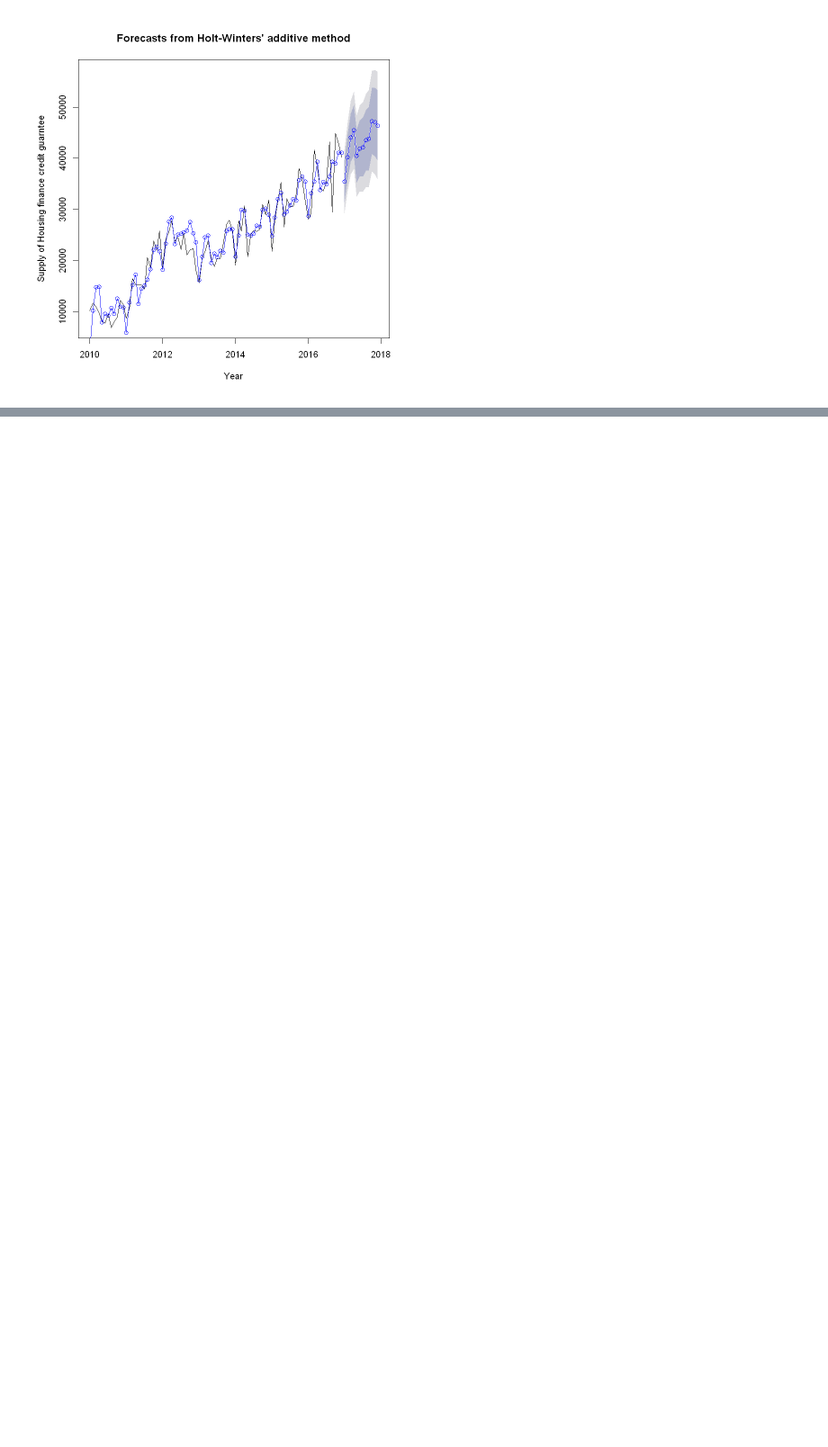
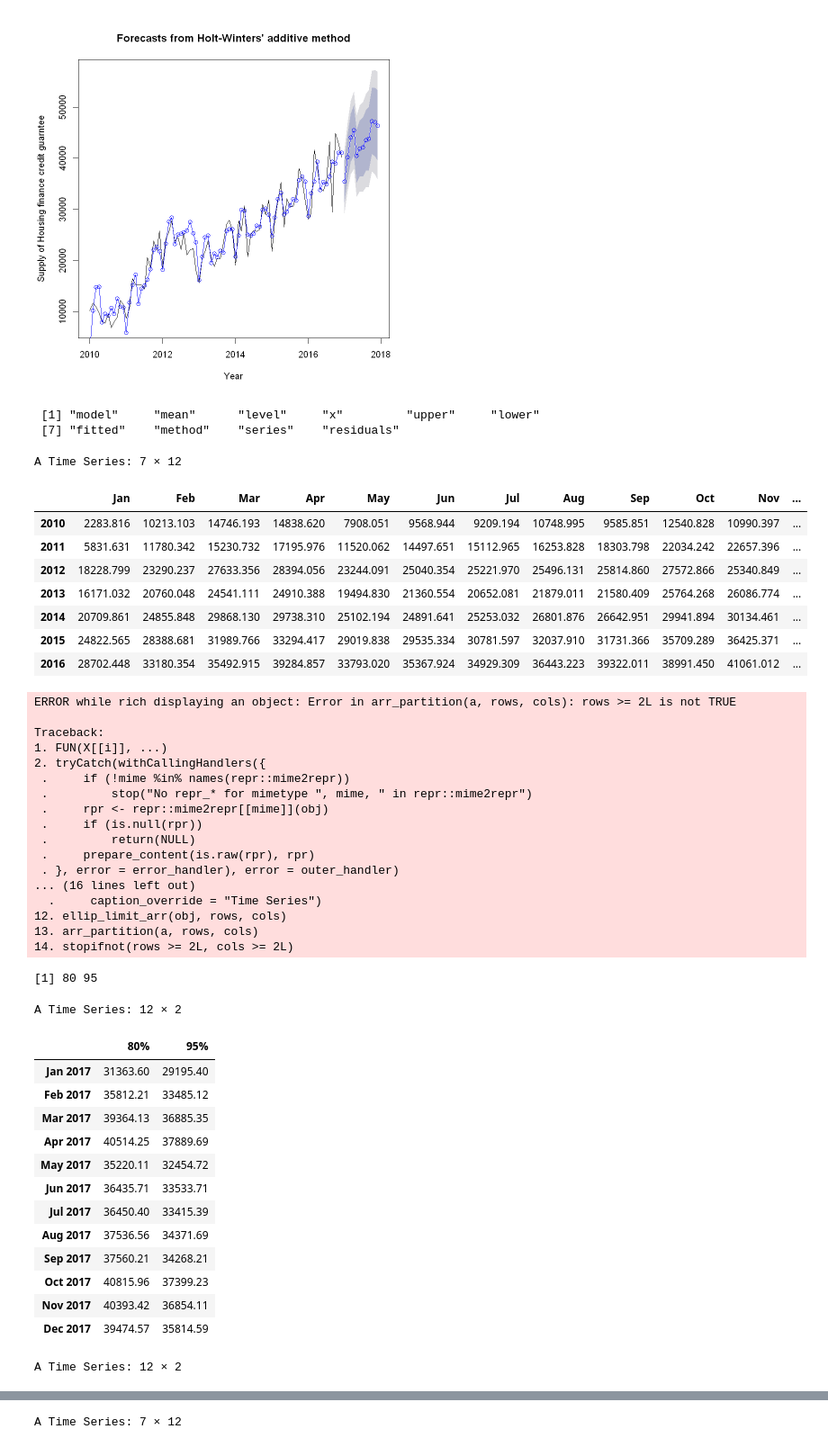
Before and after one commit to ohjinjin/TimeSeries_Lab, a Jupyter notebook: Holt-Winters' seasonal method.ipynb, the cells around one changed output, grey strips where cells are left out. Shown at 90% size. Cells and saved outputs as stored; diff of their text form; code cells hidden in the pictures; blank space fills up the shorter version.

```diff
--- a/Holt-Winters' seasonal method.ipynb
+++ b/Holt-Winters' seasonal method.ipynb
@@ -55,10 +55,10 @@ A Time Series: 7 × 12
 | 2016 | 28039.202 | 29307.442 | 41641.324 | 38111.414 | 34080.118 | 33585.952 | 35442.221 | 43185.803 | 29489.532 | 44859.685 | 42836.563 | ... |
 [figure]
 # %%
-# 가법
-fit1_gurantee_ts <- hw(guarantee_ts, seasonal = "additive", h=12)
+# 가법_월별데이터이며 한 주기를 예측해봅니다.
+fit1_guarantee_ts <- hw(guarantee_ts, seasonal = "additive", h=12)
 
-# 승법
-fit2_guarntee_ts <- hw(guarantee_ts, seasonal = "multiplicative", h=12)
+# 승법_월별데이터이며 한 주기를 예측해봅니다.
+fit2_guarantee_ts <- hw(guarantee_ts, seasonal = "multiplicative", h=12)
 # %%
 # 가법 plot
@@ -70,2 +70,64 @@ lines(fit1_gurantee_ts$mean, col="blue", type="o", pch=1, lwd=1)
 # %% [output]
 [figure]
+# %%
+# 모형 내 전체 속성 확인
+names(fit1_guarantee_ts)
+# 모형의 적합된 값 확인
+fit1_guarantee_ts$fitted
+# 모형의 관측치의 평균점(이를 통한 예측 시도)
+fit1_guarantee_ts$mean
+
+# 모형의 신뢰수준
+fit1_guarantee_ts$level
+# 모형의 예측구간 하한값
+fit1_guarantee_ts$lower
+# 모형의 예측구간 상한값
+fit1_guarantee_ts$upper
+
+# 적합된 모델과 원본데이터간 잔차
+fit1_guarantee_ts$residuals
+# %% [output]
+ [1] "model"     "mean"      "level"     "x"         "upper"     "lower"
+ [7] "fitted"    "method"    "series"    "residuals"
+A Time Series: 7 × 12
+|  | Jan | Feb | Mar | Apr | May | Jun | Jul | Aug | Sep | Oct | Nov | ... |
+| 2010 | 2283.816 | 10213.103 | 14746.193 | 14838.620 | 7908.051 | 9568.944 | 9209.194 | 10748.995 | 9585.851 | 12540.828 | 10990.397 | ... |
+| 2011 | 5831.631 | 11780.342 | 15230.732 | 17195.976 | 11520.062 | 14497.651 | 15112.965 | 16253.828 | 18303.798 | 22034.242 | 22657.396 | ... |
+| 2012 | 18228.799 | 23290.237 | 27633.356 | 28394.056 | 23244.091 | 25040.354 | 25221.970 | 25496.131 | 25814.860 | 27572.866 | 25340.849 | ... |
+| 2013 | 16171.032 | 20760.048 | 24541.111 | 24910.388 | 19494.830 | 21360.554 | 20652.081 | 21879.011 | 21580.409 | 25764.268 | 26086.774 | ... |
+| 2014 | 20709.861 | 24855.848 | 29868.130 | 29738.310 | 25102.194 | 24891.641 | 25253.032 | 26801.876 | 26642.951 | 29941.894 | 30134.461 | ... |
+| 2015 | 24822.565 | 28388.681 | 31989.766 | 33294.417 | 29019.838 | 29535.334 | 30781.597 | 32037.910 | 31731.366 | 35709.289 | 36425.371 | ... |
+| 2016 | 28702.448 | 33180.354 | 35492.915 | 39284.857 | 33793.020 | 35367.924 | 34929.309 | 36443.223 | 39322.011 | 38991.450 | 41061.012 | ... |
+ERROR while rich displaying an object: Error in arr_partition(a, rows, cols): rows >= 2L is not TRUE
+
+Traceback:
+1. FUN(X[[i]], ...)
+2. tryCatch(withCallingHandlers({
+ .     if (!mime %in% names(repr::mime2repr))
+ .         stop("No repr_* for mimetype ", mime, " in repr::mime2repr")
+ .     rpr <- repr::mime2repr[[mime]](obj)
+ .     if (is.null(rpr))
+ .         return(NULL)
+ .     prepare_content(is.raw(rpr), rpr)
+ . }, error = error_handler), error = outer_handler)
+... (16 lines left out)
+  .     caption_override = "Time Series")
+12. ellip_limit_arr(obj, rows, cols)
+13. arr_partition(a, rows, cols)
+14. stopifnot(rows >= 2L, cols >= 2L)
+[1] 80 95
+A Time Series: 12 × 2
+|  | 80% | 95% |
+| Jan 2017 | 31363.60 | 29195.40 |
+| Feb 2017 | 35812.21 | 33485.12 |
+| Mar 2017 | 39364.13 | 36885.35 |
+| Apr 2017 | 40514.25 | 37889.69 |
+| May 2017 | 35220.11 | 32454.72 |
+| Jun 2017 | 36435.71 | 33533.71 |
+| Jul 2017 | 36450.40 | 33415.39 |
+| Aug 2017 | 37536.56 | 34371.69 |
+| Sep 2017 | 37560.21 | 34268.21 |
+| Oct 2017 | 40815.96 | 37399.23 |
+| Nov 2017 | 40393.42 | 36854.11 |
+| Dec 2017 | 39474.57 | 35814.59 |
+A Time Series: 12 × 2
@@ -71,0 +147 @@ lines(fit1_gurantee_ts$mean, col="blue", type="o", pch=1, lwd=1)
+A Time Series: 7 × 12
```
Also changed, not shown: parts of 8 cells of this notebook.
